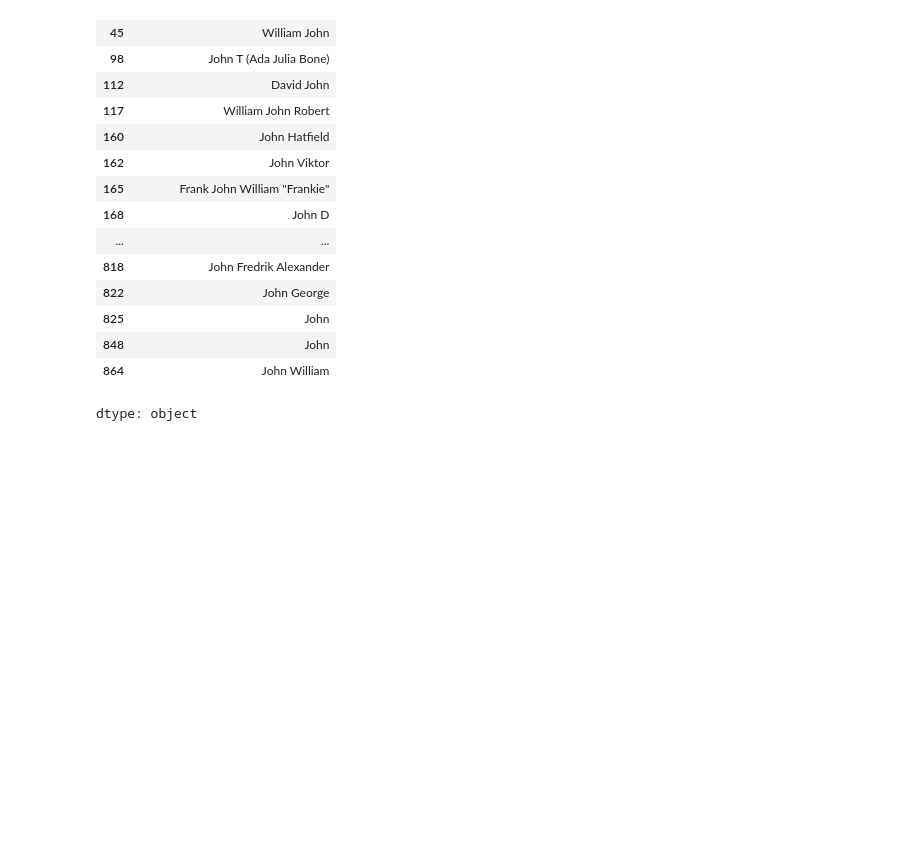
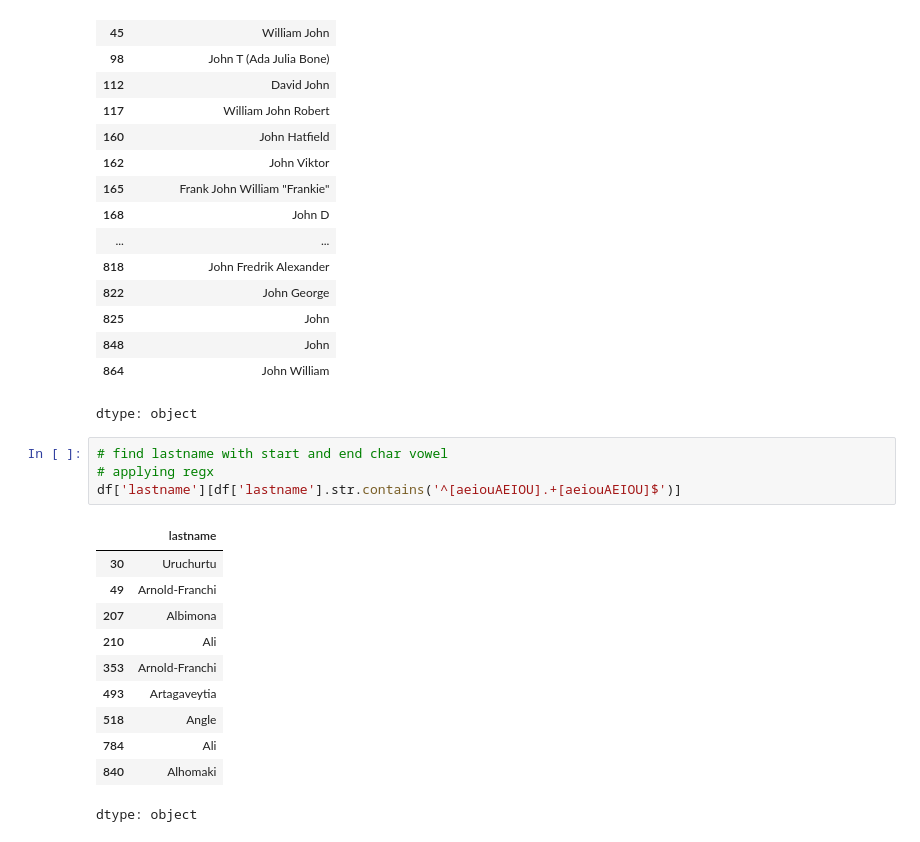
Before and after one commit to Swapn2/Data-Science-Learnings, a Jupyter notebook: pandas_string_operation.ipynb, the cells around one changed output. Drawn from its saved outputs; the diff is of its cells as text; blank space fills up the shorter version.

```diff
--- a/pandas_string_operation.ipynb
+++ b/pandas_string_operation.ipynb
@@ -282,3 +282,19 @@ df['firstname'][df['firstname'].str.contains('john',case = False)]
 | 848 | John |
 | 864 | John William |
 dtype: object
+# %%
+# find lastname with start and end char vowel
+# applying regx
+df['lastname'][df['lastname'].str.contains('^[aeiouAEIOU].+[aeiouAEIOU]$')]
+# %% [output]
+|  | lastname |
+| 30 | Uruchurtu |
+| 49 | Arnold-Franchi |
+| 207 | Albimona |
+| 210 | Ali |
+| 353 | Arnold-Franchi |
+| 493 | Artagaveytia |
+| 518 | Angle |
+| 784 | Ali |
+| 840 | Alhomaki |
+dtype: object
```
Also changed, not shown: parts of 1 cell of this notebook.
